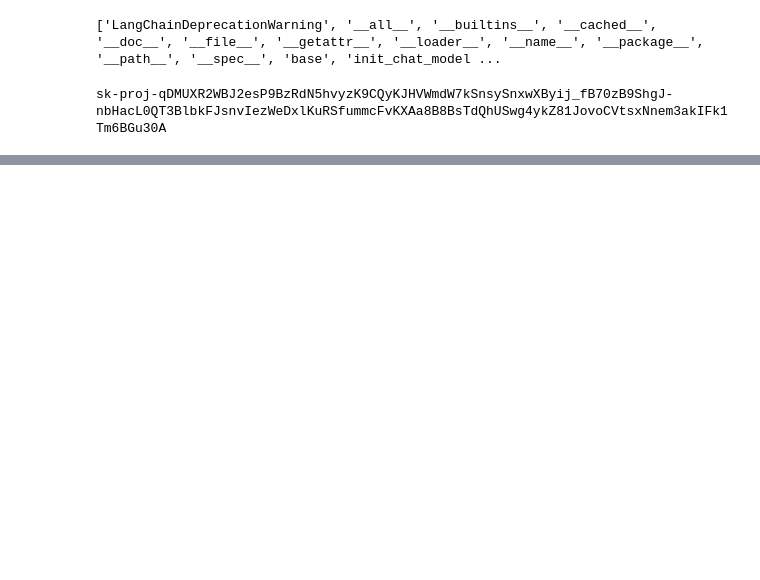
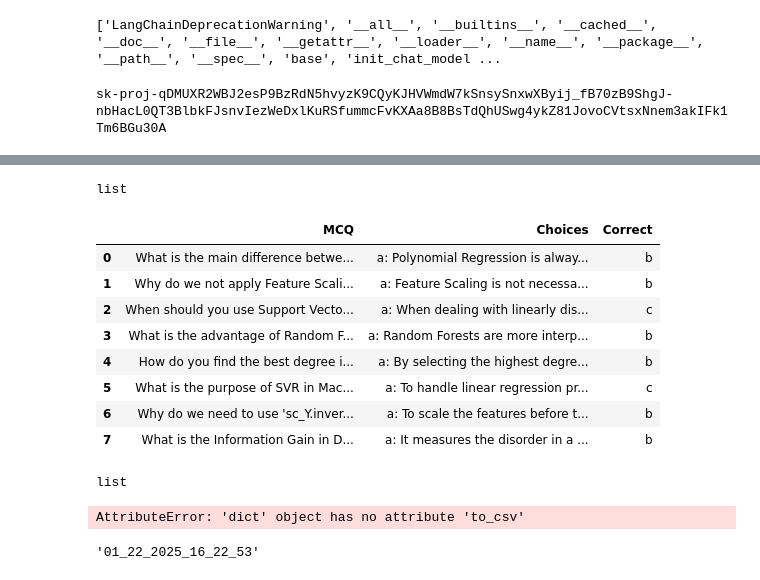
Before and after one commit to adamsadedotun/AdamGen, a Jupyter notebook: experiment/gen.ipynb, the cells around one changed output, grey strips where cells are left out. Saved outputs shown, nothing was run; the diff lists cells and outputs as text; code cells hidden in the pictures; blank space fills up the shorter version.

```diff
--- a/experiment/gen.ipynb
+++ b/experiment/gen.ipynb
@@ -46,0 +157,14 @@ sk-proj-qDMUXR2WBJ2esP9BzRdN5hvyzK9CQyKJHVWmdW7kSnsySnxwXByij_fB70zB9ShgJ-nbHacL
+# %%
+#https://python.langchain.com/docs/modules/model_io/llms/token_usage_tracking
+
+#How to setup Token Usage Tracking in LangChain
+with get_openai_callback() as cb:
+    response=generate_evaluate_chain(
+        {
+            "text": TEXT,
+            "number": NUMBER,
+            "subject":SUBJECT,
+            "tone": TONE,
+            "response_json": json.dumps(RESPONSE_JSON)
+        }
+        )
@@ -46,0 +213,4 @@ sk-proj-qDMUXR2WBJ2esP9BzRdN5hvyzK9CQyKJHVWmdW7kSnsySnxwXByij_fB70zB9ShgJ-nbHacL
+# %%
+quiz=response.get("quiz")
+# %%
+quiz=json.loads(quiz)
@@ -46,0 +237,12 @@ sk-proj-qDMUXR2WBJ2esP9BzRdN5hvyzK9CQyKJHVWmdW7kSnsySnxwXByij_fB70zB9ShgJ-nbHacL
+# %%
+quiz_table_data = []
+for key, value in quiz.items():
+    mcq = value["mcq"]
+    options = " | ".join(
+        [
+            f"{option}: {option_value}"
+            for option, option_value in value["options"].items()
+            ]
+        )
+    correct = value["correct"]
+    quiz_table_data.append({"MCQ": mcq, "Choices": options, "Correct": correct})
@@ -46,0 +269,29 @@ sk-proj-qDMUXR2WBJ2esP9BzRdN5hvyzK9CQyKJHVWmdW7kSnsySnxwXByij_fB70zB9ShgJ-nbHacL
+# %%
+type(quiz_table_data)
+# %% [output]
+list
+# %%
+pd.DataFrame(quiz_table_data)
+# %% [output]
+|  | MCQ | Choices | Correct |
+| 0 | What is the main difference betwe... | a: Polynomial Regression is alway... | b |
+| 1 | Why do we not apply Feature Scali... | a: Feature Scaling is not necessa... | b |
+| 2 | When should you use Support Vecto... | a: When dealing with linearly dis... | c |
+| 3 | What is the advantage of Random F... | a: Random Forests are more interp... | b |
+| 4 | How do you find the best degree i... | a: By selecting the highest degre... | b |
+| 5 | What is the purpose of SVR in Mac... | a: To handle linear regression pr... | c |
+| 6 | Why do we need to use 'sc_Y.inver... | a: To scale the features before t... | b |
+| 7 | What is the Information Gain in D... | a: It measures the disorder in a ... | b |
+# %%
+type(quiz_table_data)
+# %% [output]
+list
+# %%
+quiz.to_csv("machinelearning.csv",index=False)
+# %% [output]
+AttributeError: 'dict' object has no attribute 'to_csv'
+# %%
+from datetime import datetime
+datetime.now().strftime('%m_%d_%Y_%H_%M_%S')
+# %% [output]
+'01_22_2025_16_22_53'
```
Also changed, not shown: parts of 27 cells of this notebook, 4 other files.
